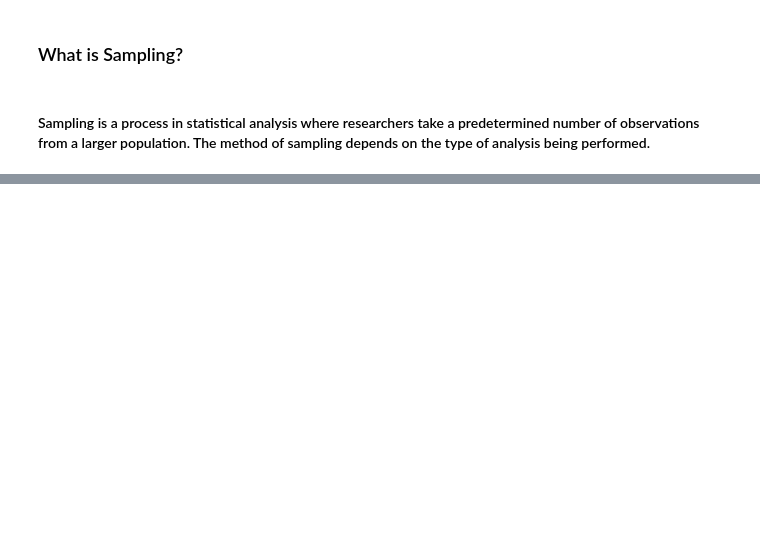
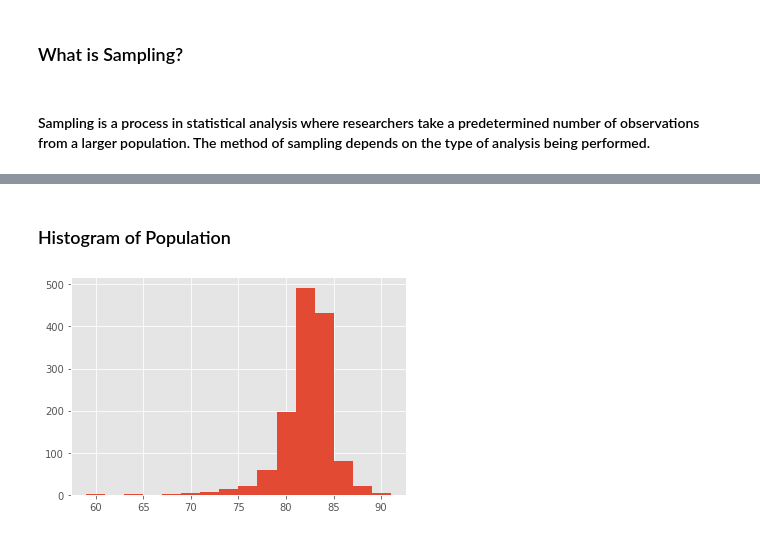
Before and after one commit to Amir-UL-Islam/Machine-Learning-Notebooks, a Jupyter notebook: Statistics/sampling.ipynb, the cells around one changed output, grey strips where cells are left out. Cells and saved outputs as stored; diff of their text form; code cells hidden in the pictures; blank space fills up the shorter version.

```diff
--- a/Statistics/sampling.ipynb
+++ b/Statistics/sampling.ipynb
@@ -33,0 +59,7 @@ df_coffee.head()
+# %% [markdown]
+### Histogram of Population
+# %%
+df_coffee['total_cup_points'].hist(bins=np.arange(59, 93, 2))
+plt.show()
+# %% [output]
+[figure, added]
```
Also changed, not shown: parts of 28 cells of this notebook, 12 other files.
